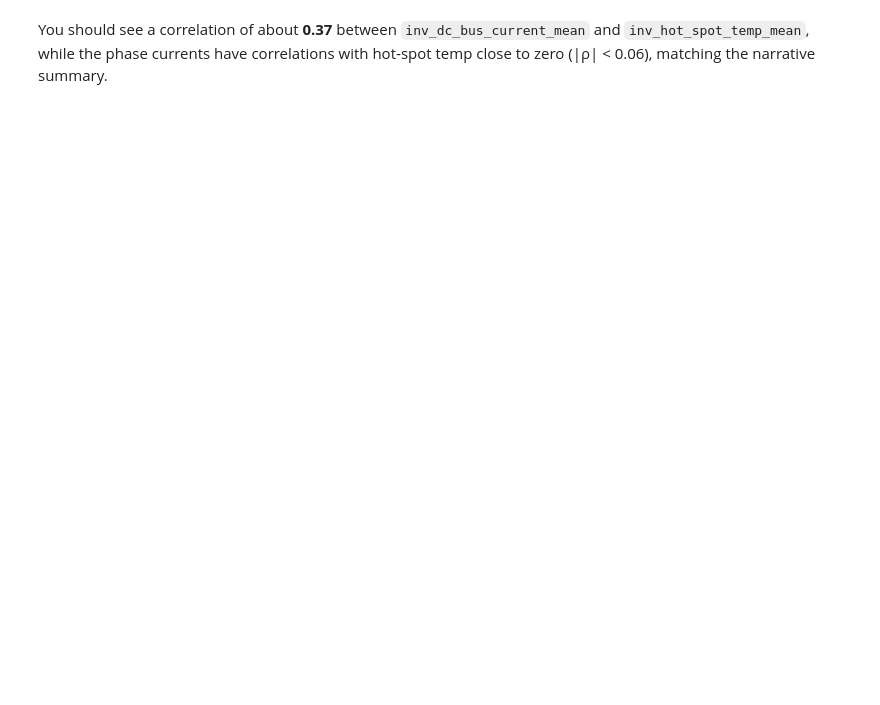
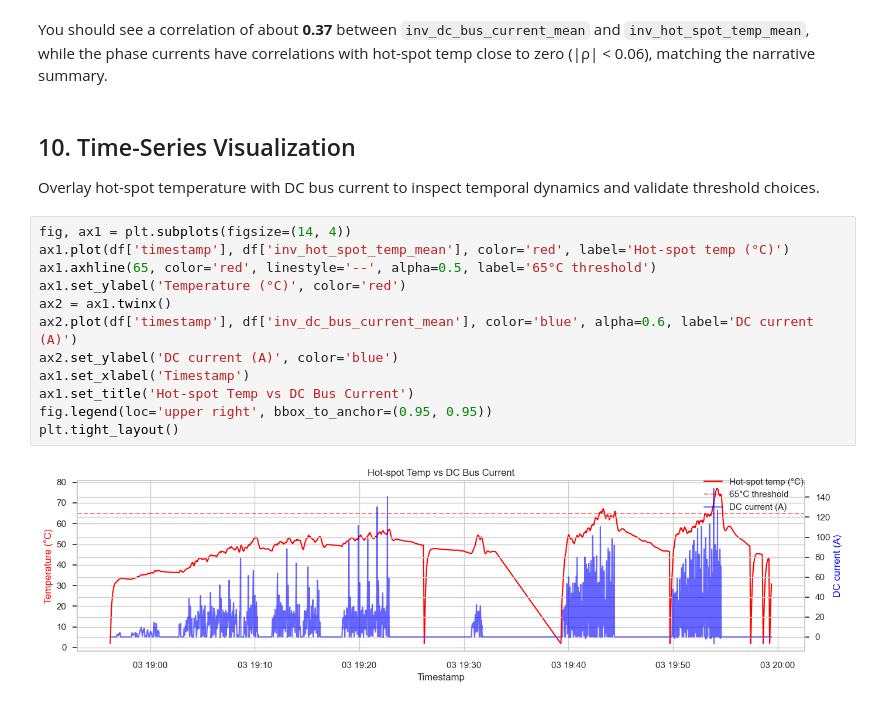
Before and after one commit to RanvirRanu/battery-analyzer, a Jupyter notebook: src/notebooks/01_eda_template.ipynb, the cells around one changed output. Saved outputs shown, nothing was run; the diff lists cells and outputs as text; blank space fills up the shorter version.

Commit message:
feat: adding useful graphics to visualize trends in data

```diff
--- a/src/notebooks/01_eda_template.ipynb
+++ b/src/notebooks/01_eda_template.ipynb
@@ -284,3 +306,21 @@ corr
 You should see a correlation of about **0.37** between `inv_dc_bus_current_mean`
 and `inv_hot_spot_temp_mean`, while the phase currents have correlations with
 hot‑spot temp close to zero (|ρ| < 0.06), matching the narrative summary.
+# %% [markdown]
+## 10. Time-Series Visualization
+
+Overlay hot-spot temperature with DC bus current to inspect temporal dynamics and validate threshold choices.
+# %%
+fig, ax1 = plt.subplots(figsize=(14, 4))
+ax1.plot(df['timestamp'], df['inv_hot_spot_temp_mean'], color='red', label='Hot-spot temp (°C)')
+ax1.axhline(65, color='red', linestyle='--', alpha=0.5, label='65°C threshold')
+ax1.set_ylabel('Temperature (°C)', color='red')
+ax2 = ax1.twinx()
+ax2.plot(df['timestamp'], df['inv_dc_bus_current_mean'], color='blue', alpha=0.6, label='DC current (A)')
+ax2.set_ylabel('DC current (A)', color='blue')
+ax1.set_xlabel('Timestamp')
+ax1.set_title('Hot-spot Temp vs DC Bus Current')
+fig.legend(loc='upper right', bbox_to_anchor=(0.95, 0.95))
+plt.tight_layout()
+# %% [output]
+[figure, added]
```
Also changed, not shown: parts of 11 cells of this notebook, 1 other file.
